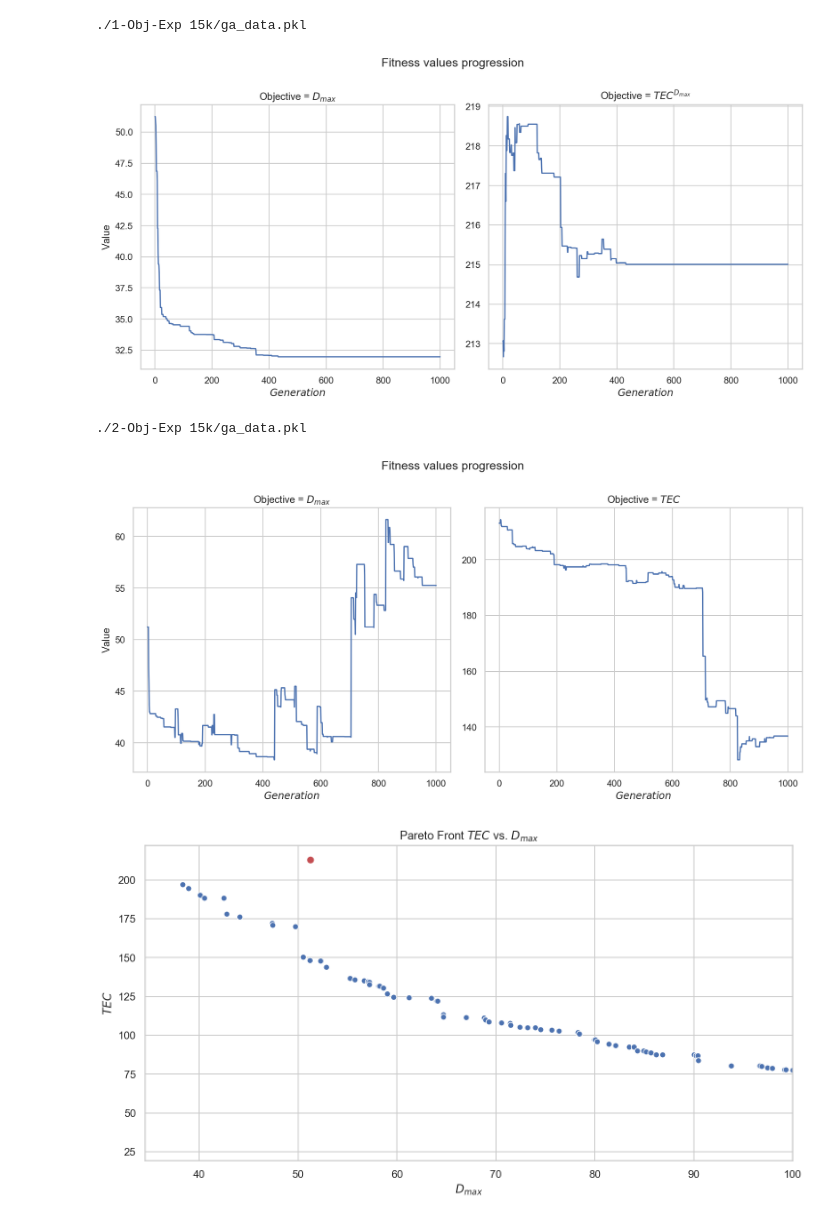
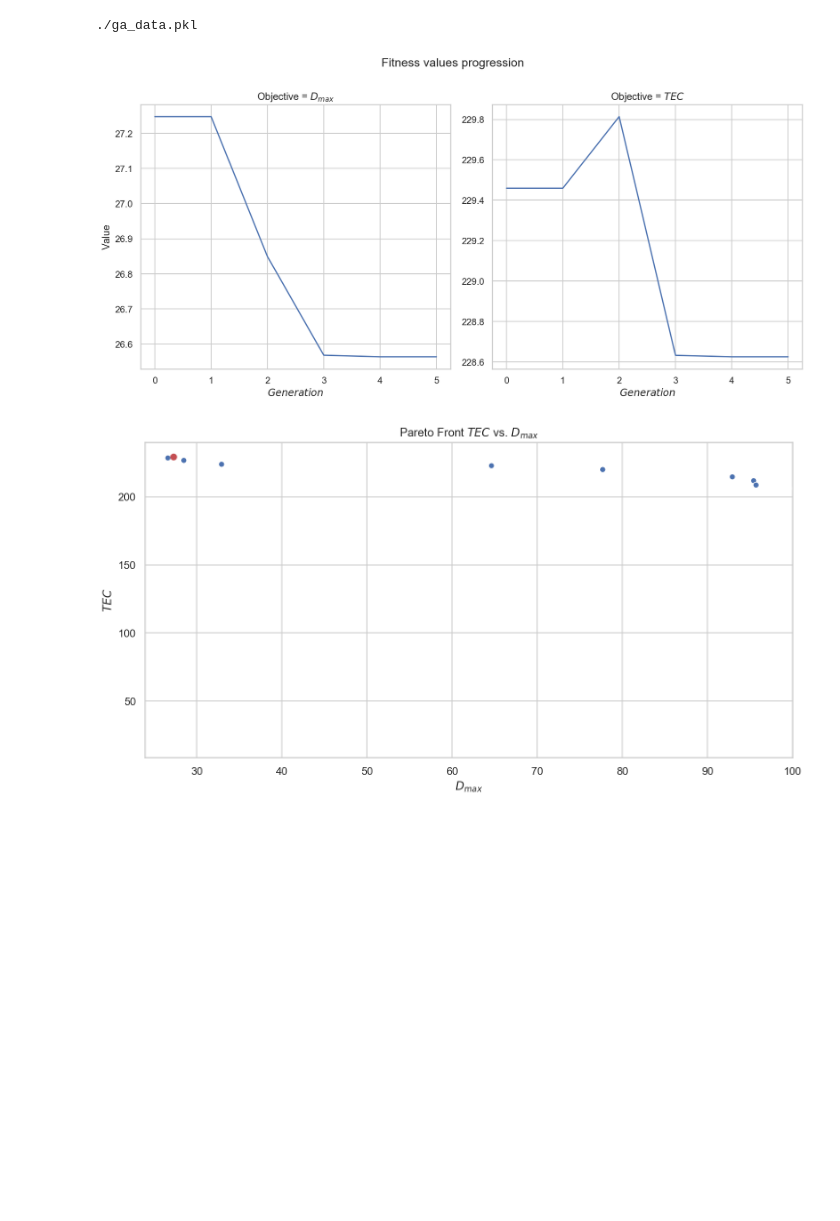
Before and after one commit to SinanSalman/mcta, a Jupyter notebook: ga_plots.ipynb, the cells around one changed output. Saved outputs shown, nothing was run; the diff lists cells and outputs as text; code cells hidden in the pictures; blank space fills up the shorter version.

```diff
--- a/ga_plots.ipynb
+++ b/ga_plots.ipynb
@@ -15,10 +15,11 @@ sb.set(rc={'figure.figsize': (12, 6.)})
 sb.set_style("whitegrid")
 
 OutputFiles = [
+                 './ga_data.pkl'
 #                './1-Obj-Exp/ga_data.pkl',
-               './1-Obj-Exp 15k/ga_data.pkl',
+#                './1-Obj-Exp 15k/ga_data.pkl',
 #                './2-Obj-Exp/ga_data.pkl',
-               './2-Obj-Exp 15k/ga_data.pkl'
+#                './2-Obj-Exp 15k/ga_data.pkl'
                 ]
 
 def ShowFigSpine(g):
@@ -59,38 +60,36 @@ def PlotOutputFile(outputfile):
                                  '$TEC$'],
                      var_name='Objective',
                      value_name='Value')
 
     g = sb.FacetGrid(data=dfm, col="Objective",  row=None, sharey=False,height=6)
     g = g.map(plt.plot, "$Generation$", "Value")
     plt.subplots_adjust(top=0.85)
     g.fig.suptitle('Fitness values progression')
     ShowFigSpine(g)
     plt.show()
 
     nObjectives = data['GA_Parameters']['nObjectives']
     if nObjectives>1:
         HoF = data['ParetoFront']
         df_hof = pd.DataFrame({'$D_{max}$': HoF[0],
                                '$TEC$': HoF[1]})
         #                    '$K}$': logbook['best_ind'][1],
         #                    '$E}$': logbook['best_ind'][2]})
         ax = sb.scatterplot(data=df_hof, x='$D_{max}$',y='$TEC$')
         plt.plot(df.loc[0]['$D_{max}$'],df.loc[0]['$TEC$'],'ro')
         ax.set_title('Pareto Front $TEC$ vs. $D_{max}$')
         m = df_hof['$D_{max}$'].min() *.9
         ax.set_xlim(m,100)
         plt.show()
 
 
 for f in OutputFiles:
     print(f)
     PlotOutputFile(f)
 # %% [output]
-./1-Obj-Exp 15k/ga_data.pkl
+./ga_data.pkl
-[figure, old version]
+[figure, new version]
-./2-Obj-Exp 15k/ga_data.pkl
-[figure, old version]
+[figure, new version]
-[figure, removed]
 # %%
 %matplotlib inline
 %config InlineBackend.figure_format = 'retina'
```
Also changed, not shown: parts of 1 cell of this notebook, 9 other files.
